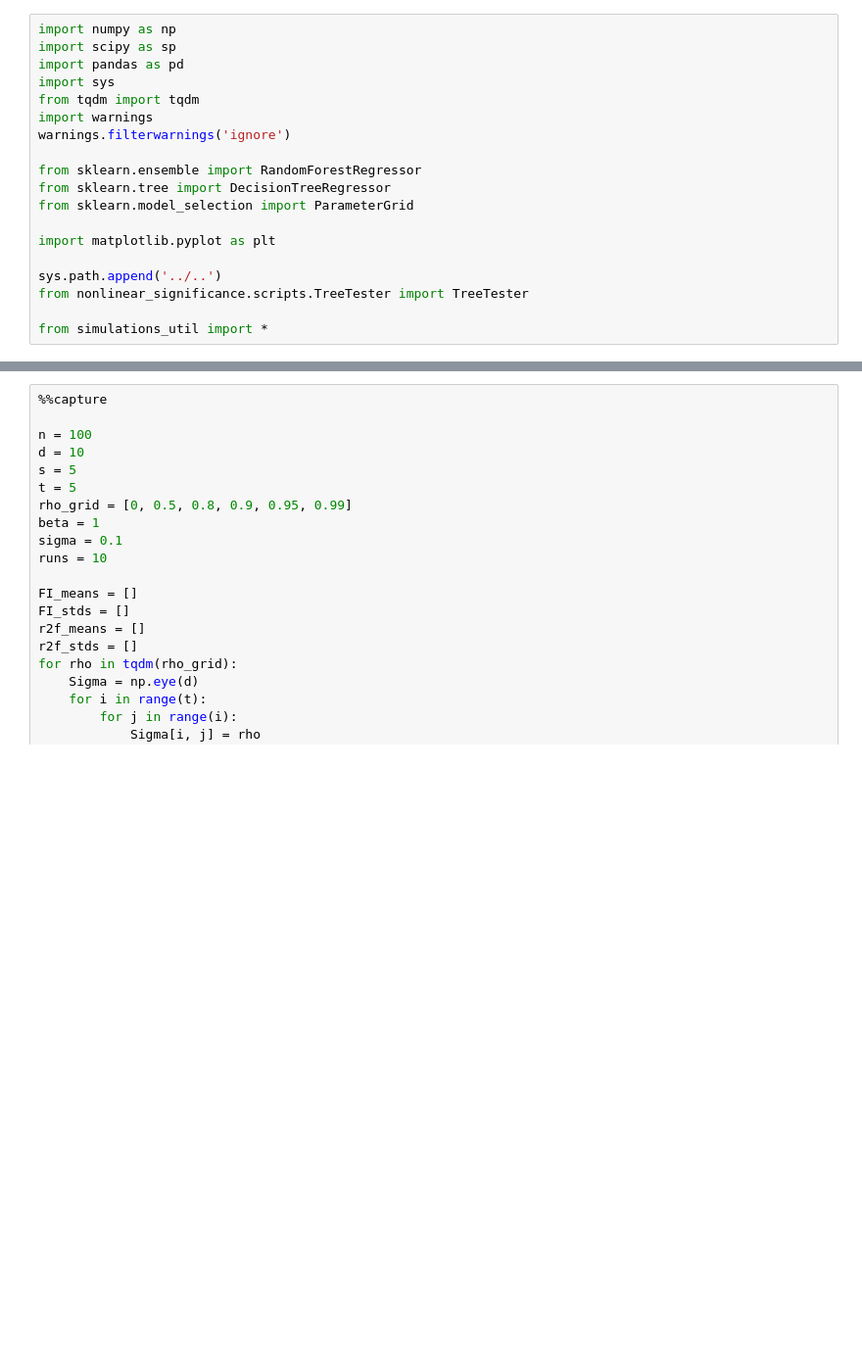
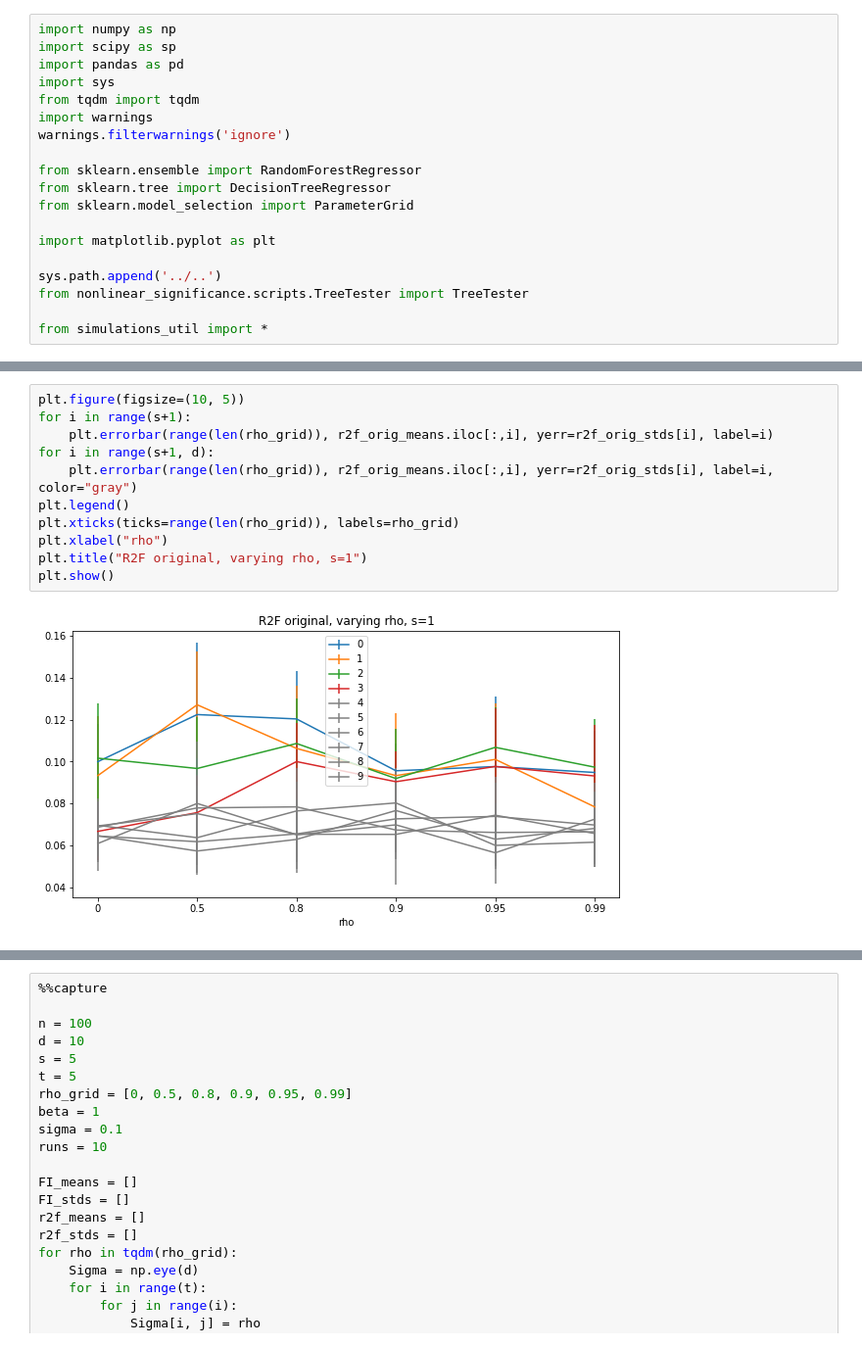
Before and after one commit to Yu-Group/imodels-experiments, a Jupyter notebook: notebooks/nonlinear_significance/03_correlated_features.ipynb, the cells around one changed output, grey strips where cells are left out. Shown at 98% size. Cells and saved outputs as stored; diff of their text form; blank space fills up the shorter version.

```diff
--- a/notebooks/nonlinear_significance/03_correlated_features.ipynb
+++ b/notebooks/nonlinear_significance/03_correlated_features.ipynb
@@ -21,0 +86,13 @@ from simulations_util import *
+# %%
+plt.figure(figsize=(10, 5))
+for i in range(s+1):
+    plt.errorbar(range(len(rho_grid)), r2f_orig_means.iloc[:,i], yerr=r2f_orig_stds[i], label=i)
+for i in range(s+1, d):
+    plt.errorbar(range(len(rho_grid)), r2f_orig_means.iloc[:,i], yerr=r2f_orig_stds[i], label=i, color="gray")
+plt.legend()
+plt.xticks(ticks=range(len(rho_grid)), labels=rho_grid)
+plt.xlabel("rho")
+plt.title("R2F original, varying rho, s=1")
+plt.show()
+# %% [output]
+[figure, added]
```
Also changed, not shown: parts of 11 cells of this notebook, 1 other file.
